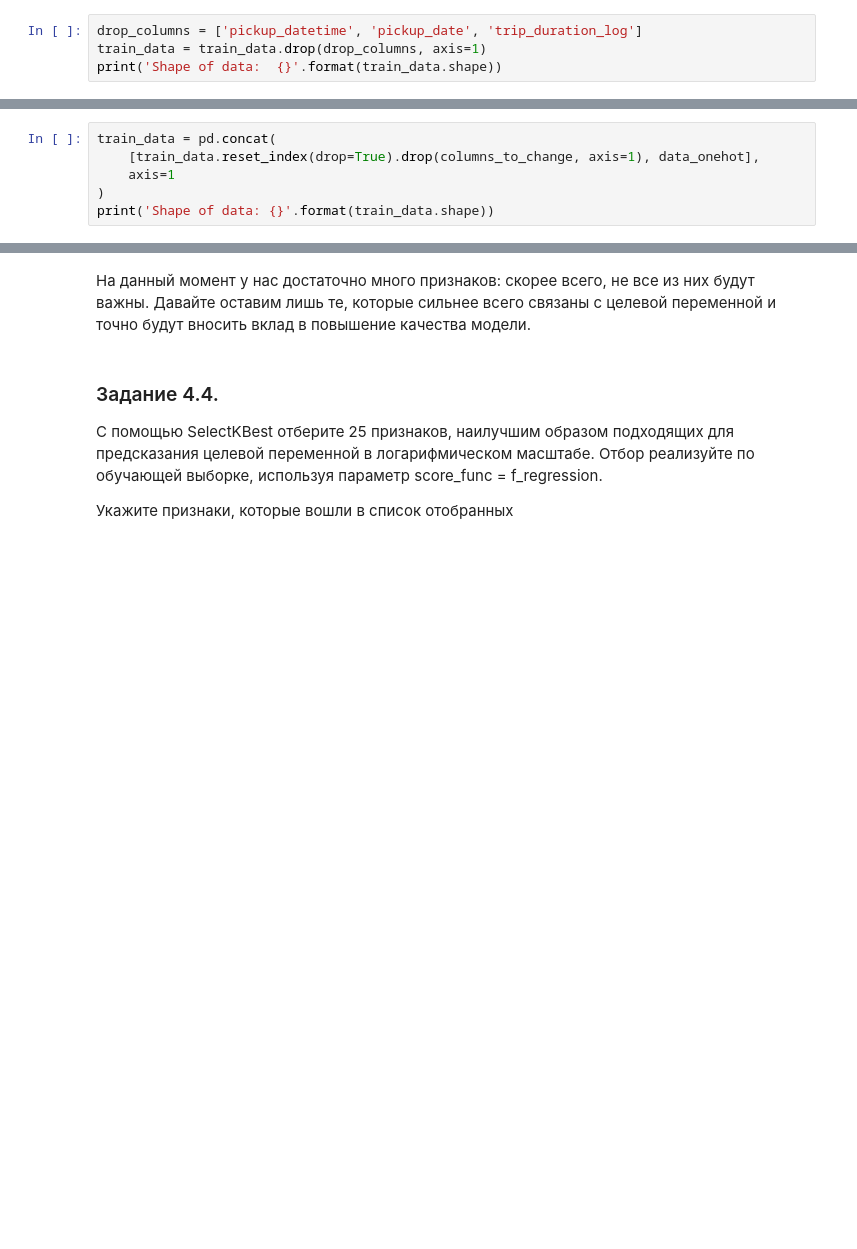
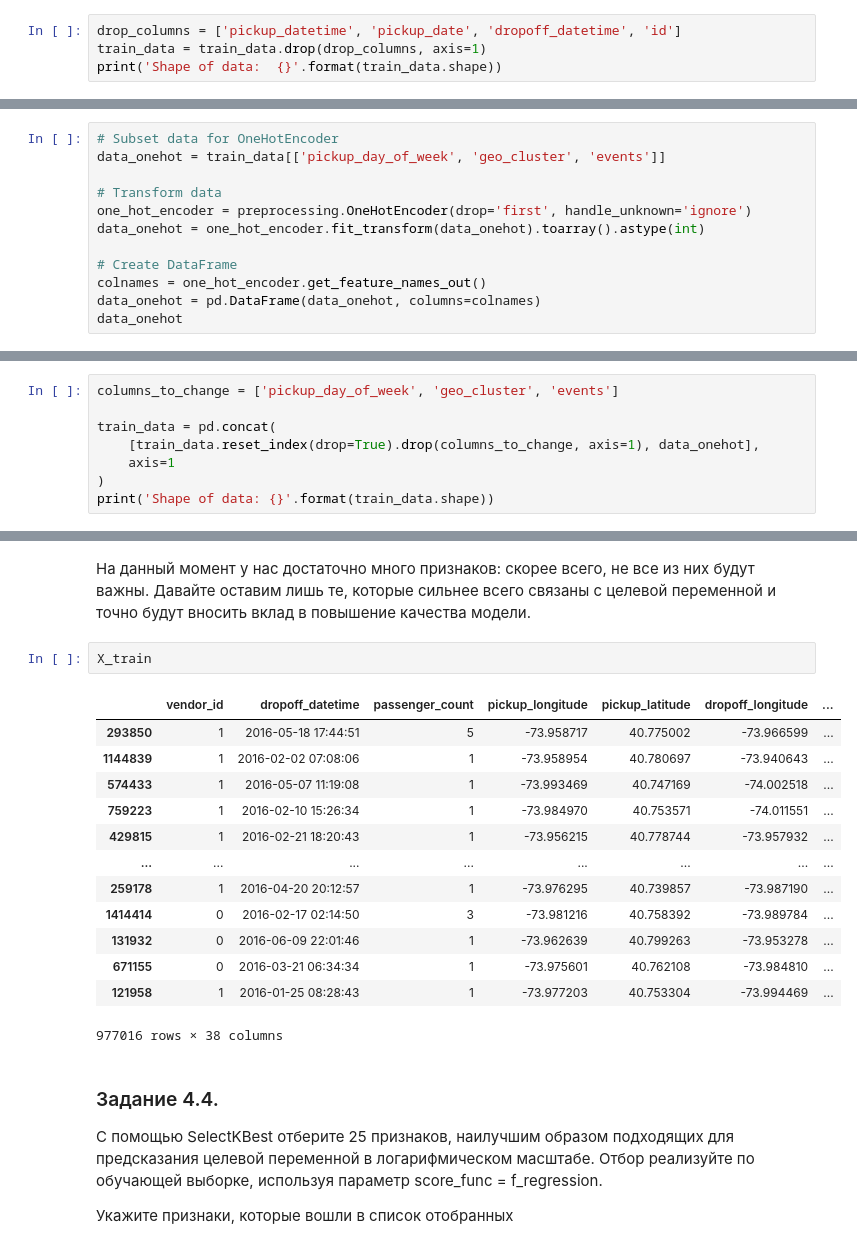
Before and after one commit to YarikKa2/Project_5, a Jupyter notebook: code/Project_5.ipynb, the cells around one changed output, grey strips where cells are left out. Cells and saved outputs as stored; diff of their text form; blank space fills up the shorter version.

```diff
--- a/code/Project_5.ipynb
+++ b/code/Project_5.ipynb
@@ -994,7 +994,7 @@ train_data.head()
 # %% [markdown]
 Ранее мы извлекли всю необходимую для нас информацию из даты начала поездки, теперь мы можем избавиться от этих признаков, так как они нам больше не понадобятся:
 # %%
-drop_columns = ['pickup_datetime', 'pickup_date', 'trip_duration_log']
+drop_columns = ['pickup_datetime', 'pickup_date', 'dropoff_datetime', 'id']
 train_data = train_data.drop(drop_columns, axis=1)
 print('Shape of data:  {}'.format(train_data.shape))
 # %% [output]
@@ -1053,0 +1052,12 @@ data_onehot = pd.DataFrame(data_onehot, columns=column_names)
+# %%
+# Subset data for OneHotEncoder
+data_onehot = train_data[['pickup_day_of_week', 'geo_cluster', 'events']]
+
+# Transform data
+one_hot_encoder = preprocessing.OneHotEncoder(drop='first', handle_unknown='ignore')
+data_onehot = one_hot_encoder.fit_transform(data_onehot).toarray().astype(int)
+
+# Create DataFrame
+colnames = one_hot_encoder.get_feature_names_out()
+data_onehot = pd.DataFrame(data_onehot, columns=colnames)
+data_onehot
@@ -1054,6 +1078,8 @@ data_onehot = pd.DataFrame(data_onehot, columns=column_names)
 # %% [markdown]
 Добавим полученную таблицу с закодированными признаками:
 # %%
+columns_to_change = ['pickup_day_of_week', 'geo_cluster', 'events']
+
 train_data = pd.concat(
     [train_data.reset_index(drop=True).drop(columns_to_change, axis=1), data_onehot],
     axis=1
@@ -1079,6 +1105,22 @@ X_train, X_valid, y_train_log, y_valid_log = model_selection.train_test_split(
 )
 # %% [markdown]
 На данный момент у нас достаточно много признаков: скорее всего, не все из них будут важны. Давайте оставим лишь те, которые сильнее всего связаны с целевой переменной и точно будут вносить вклад в повышение качества модели.
+# %%
+X_train
+# %% [output]
+|  | vendor_id | dropoff_datetime | passenger_count | pickup_longitude | pickup_latitude | dropoff_longitude | ... |
+| 293850 | 1 | 2016-05-18 17:44:51 | 5 | -73.958717 | 40.775002 | -73.966599 | ... |
+| 1144839 | 1 | 2016-02-02 07:08:06 | 1 | -73.958954 | 40.780697 | -73.940643 | ... |
+| 574433 | 1 | 2016-05-07 11:19:08 | 1 | -73.993469 | 40.747169 | -74.002518 | ... |
+| 759223 | 1 | 2016-02-10 15:26:34 | 1 | -73.984970 | 40.753571 | -74.011551 | ... |
+| 429815 | 1 | 2016-02-21 18:20:43 | 1 | -73.956215 | 40.778744 | -73.957932 | ... |
+| ... | ... | ... | ... | ... | ... | ... | ... |
+| 259178 | 1 | 2016-04-20 20:12:57 | 1 | -73.976295 | 40.739857 | -73.987190 | ... |
+| 1414414 | 0 | 2016-02-17 02:14:50 | 3 | -73.981216 | 40.758392 | -73.989784 | ... |
+| 131932 | 0 | 2016-06-09 22:01:46 | 1 | -73.962639 | 40.799263 | -73.953278 | ... |
+| 671155 | 0 | 2016-03-21 06:34:34 | 1 | -73.975601 | 40.762108 | -73.984810 | ... |
+| 121958 | 1 | 2016-01-25 08:28:43 | 1 | -73.977203 | 40.753304 | -73.994469 | ... |
+977016 rows × 38 columns
 # %% [markdown]
 ### Задание 4.4.
 С помощью SelectKBest отберите 25 признаков, наилучшим образом подходящих для предсказания целевой переменной в логарифмическом масштабе. Отбор реализуйте по обучающей выборке, используя параметр score_func = f_regression.
```
Also changed, not shown: parts of 9 cells of this notebook.
